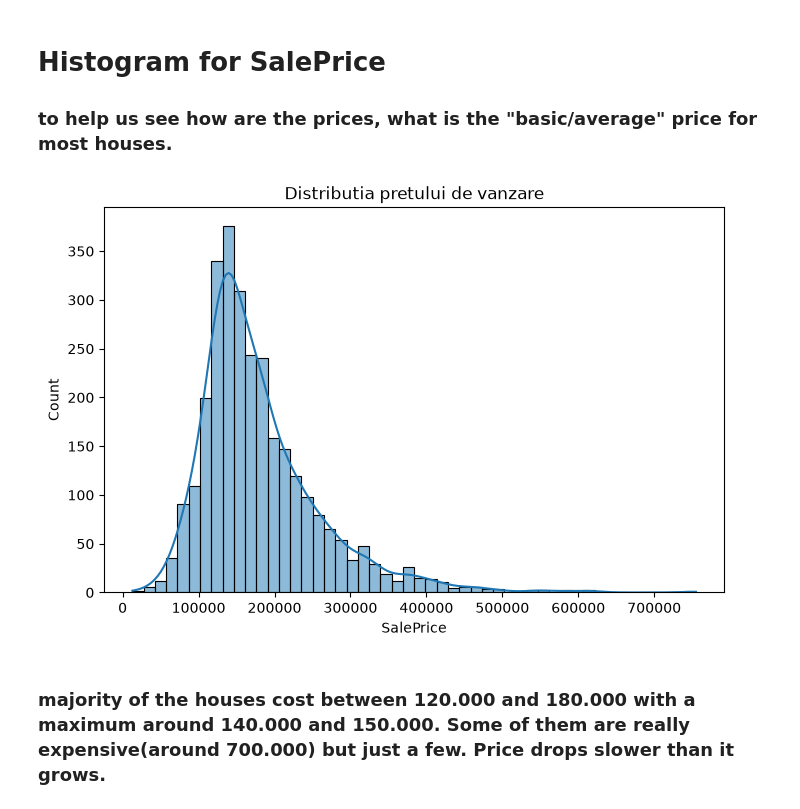
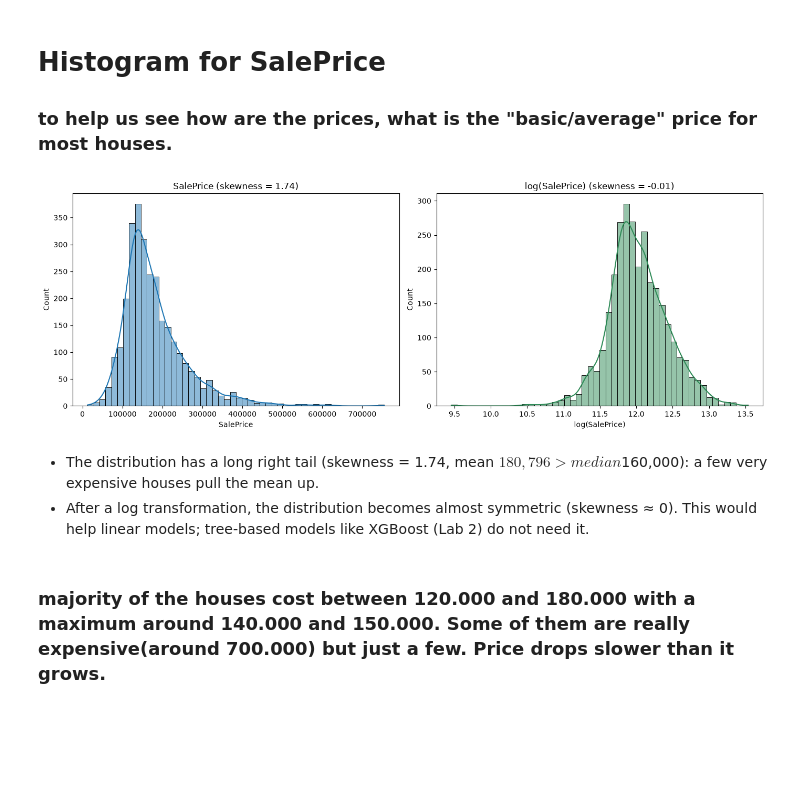
Before and after one commit to viragdiana/ML, a Jupyter notebook: lab-1-stefi.ipynb, the cells around one changed output. Cells and saved outputs as stored; diff of their text form; code cells hidden in the pictures; blank space fills up the shorter version.

```diff
--- a/lab-1-stefi.ipynb
+++ b/lab-1-stefi.ipynb
@@ -121,15 +129,28 @@ display(dataset.describe())
 # Histogram for SalePrice
 ### to help us see how are the prices, what is the "basic/average" price for most houses.
 # %%
+import numpy as np
 import matplotlib.pyplot as plt
 import seaborn as sns
-plt.figure(figsize=(8,5))
-sns.histplot(dataset["SalePrice"], bins=50, kde=True)
-plt.title("Distributia pretului de vanzare")
-plt.xlabel("SalePrice")
+
+fig, axes = plt.subplots(1, 2, figsize=(14, 5))
+
+# Original prices
+sns.histplot(dataset["SalePrice"], bins=50, kde=True, ax=axes[0])
+axes[0].set_title(f"SalePrice (skewness = {dataset['SalePrice'].skew():.2f})")
+
+# Log-transformed prices
+sns.histplot(np.log(dataset["SalePrice"]), bins=50, kde=True, ax=axes[1], color="seagreen")
+axes[1].set_title(f"log(SalePrice) (skewness = {np.log(dataset['SalePrice']).skew():.2f})")
+axes[1].set_xlabel("log(SalePrice)")
+
+plt.tight_layout()
 plt.show()
 # %% [output]
-[figure, old version]
+[figure, new version]
+# %% [markdown]
+- The distribution has a long right tail (skewness = 1.74, mean $180,796 > median $160,000): a few very expensive houses pull the mean up.
+- After a log transformation, the distribution becomes almost symmetric (skewness ≈ 0). This would help linear models; tree-based models like XGBoost (Lab 2) do not need it.
 # %% [markdown]
 ### majority of the houses cost between 120.000 and 180.000 with a maximum around 140.000 and 150.000. Some of them are really expensive(around 700.000) but just a few. Price drops slower than it grows.
 # %% [markdown]
```
Also changed, not shown: parts of 7 cells of this notebook.
